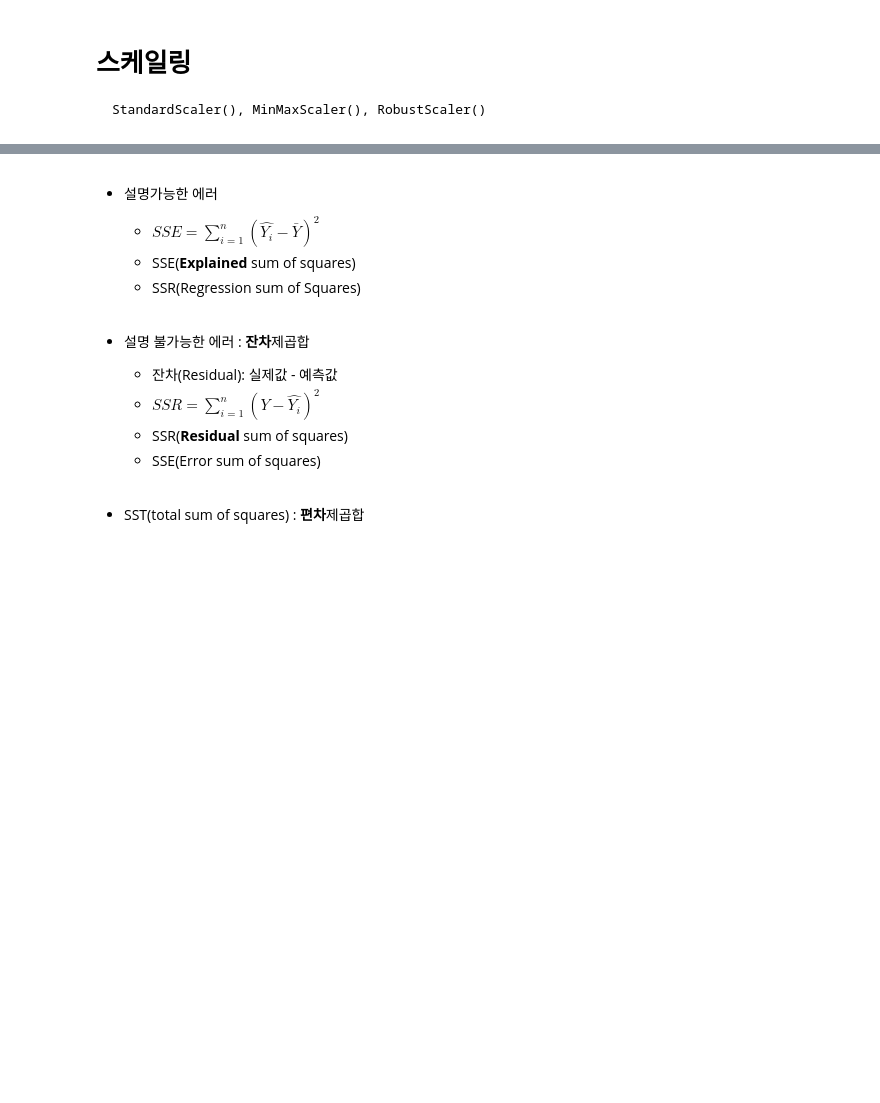
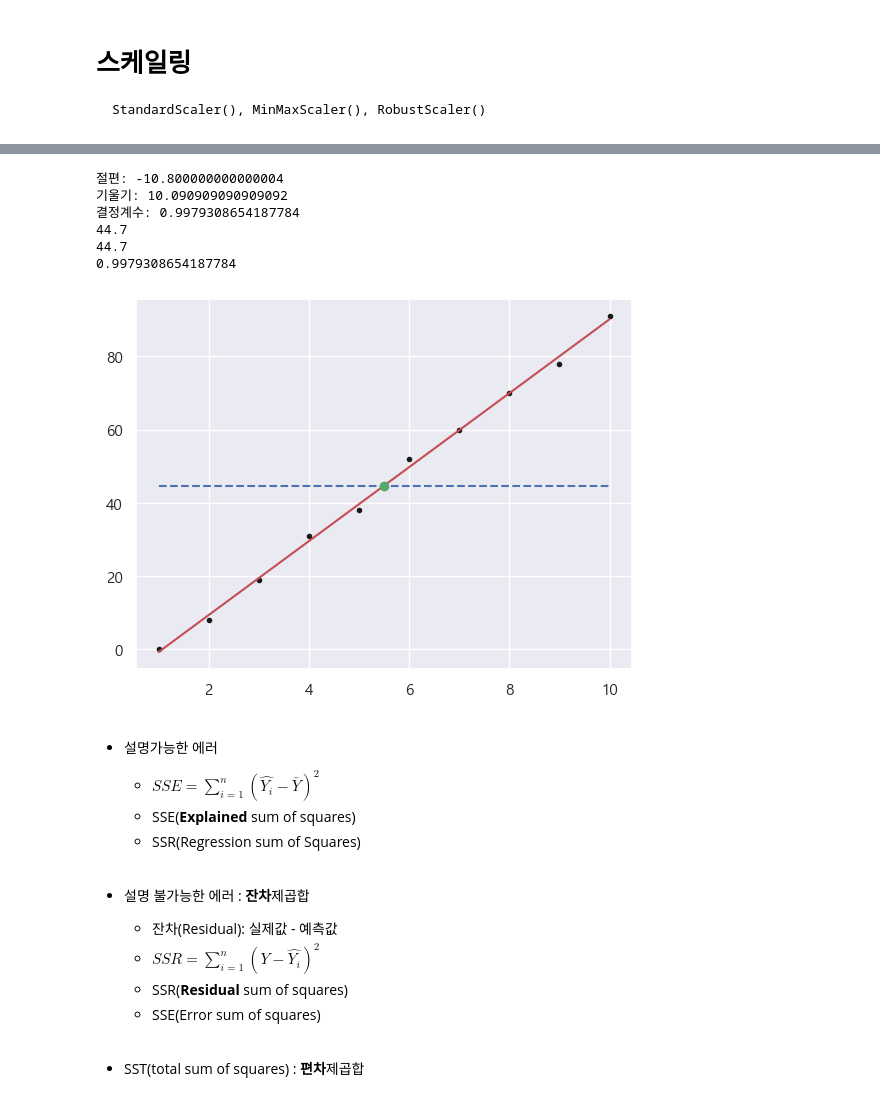
Before and after one commit to kkh1158/lecture, a Jupyter notebook: ML/lec01_기초.ipynb, the cells around one changed output, grey strips where cells are left out. Saved outputs shown, nothing was run; the diff lists cells and outputs as text; code cells hidden in the pictures; blank space fills up the shorter version.

```diff
--- a/ML/lec01_기초.ipynb
+++ b/ML/lec01_기초.ipynb
@@ -532,3 +509,44 @@ plt.show()
+# %%
+x = np.array([1,2,3,4,5,6,7,8,9,10])
+y = np.array([0,8,19,31,38,52,60,70,78,91])
+
+plt.plot(x, y, 'k.')
+
+plt.plot(x, [y.mean()]*y.size, 'b--')
+
+b1 = ((x - x.mean())*(y - y.mean())).sum() / ((x - x.mean())**2).sum()
+b0 = y.mean() - b1*(x.mean())
+X = x
+Y = b0 + b1*X
+plt.plot(X, Y, 'r-')
+print('절편:', b0)
+print('기울기:', b1)
+
+SST = ((y-y.mean())**2).sum()
+SSE = ((y-Y)**2).sum()
+SSR = ((Y-y.mean())**2).sum()
+
+R_squared = 1-SSE/SST
+print('결정계수:', R_squared)
+
+x_ = np.median(x)
+print(b0 + b1*x_)
+plt.plot(x_, b0 + b1*x_, 'go')
+
+reg = LinearRegression()
+reg.fit(x.reshape(-1,1), y)
+print(reg.predict([[x_]])[0])
+print(reg.score(x.reshape(-1,1),y))
+
+plt.show()
+# %% [output]
+절편: -10.800000000000004
+기울기: 10.090909090909092
+결정계수: 0.9979308654187784
+44.7
+44.7
+0.9979308654187784
+[figure, added]
 # %% [markdown]
 
 
```
Also changed, not shown: parts of 7 cells of this notebook, 2 other files.
